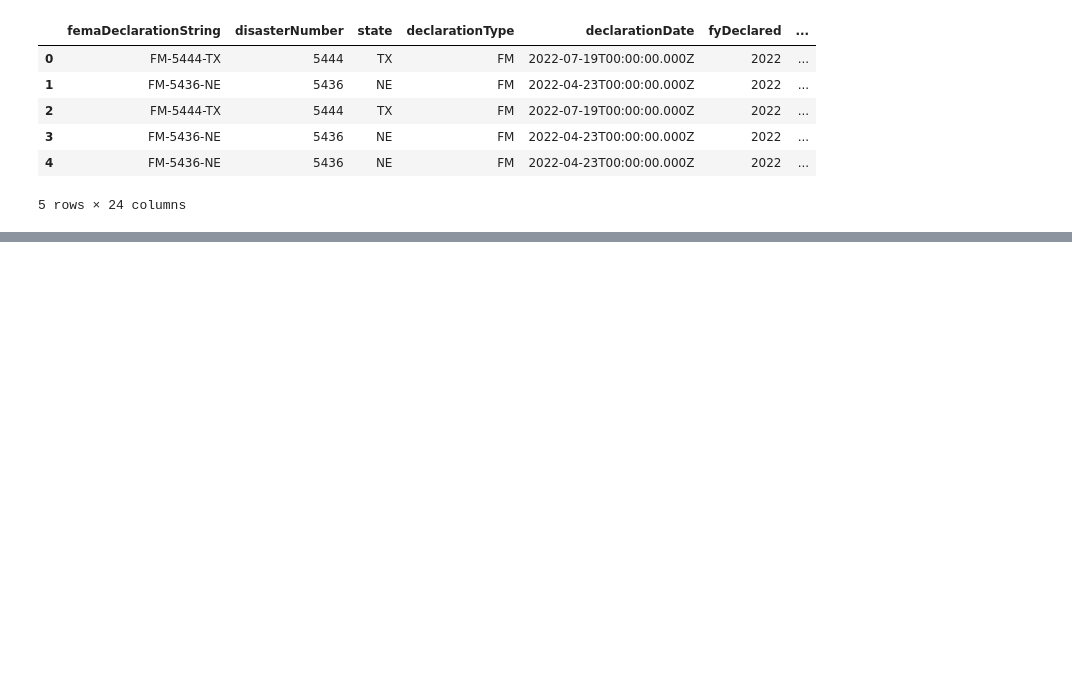
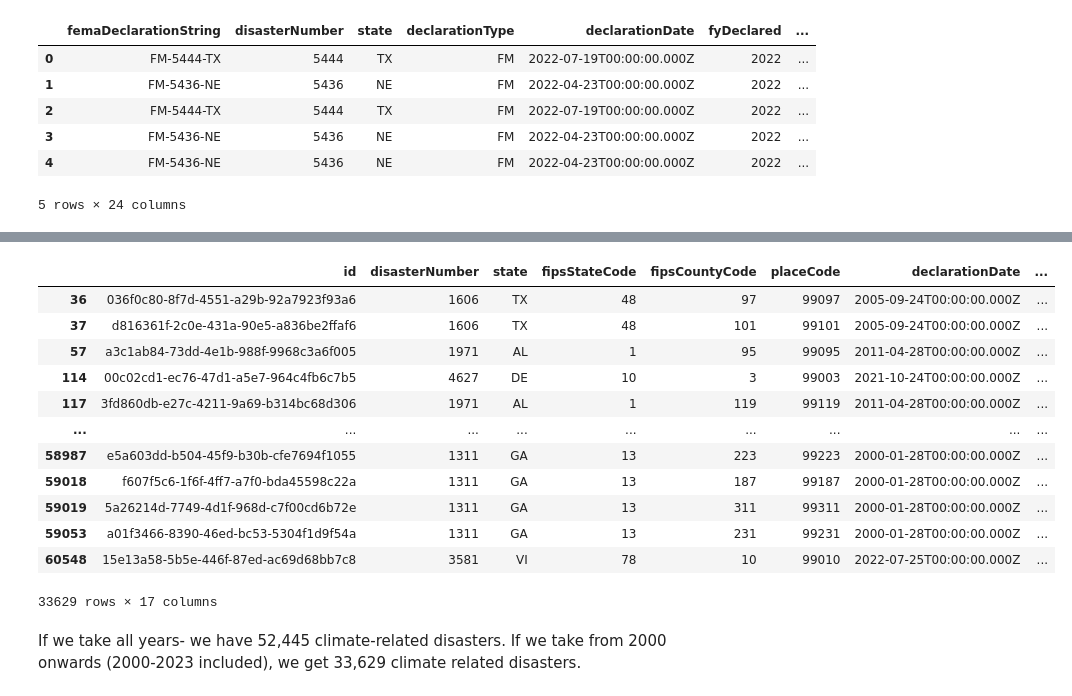
Before and after one commit to uchicago-mscapp-projects/snow-lm, a Jupyter notebook: climate_data.ipynb, the cells around one changed output, grey strips where cells are left out. Saved outputs shown, nothing was run; the diff lists cells and outputs as text; code cells hidden in the pictures; blank space fills up the shorter version.

```diff
--- a/climate_data.ipynb
+++ b/climate_data.ipynb
@@ -16,0 +65,4 @@ disasters.head()
+# %%
+climate_disasters.dtypes
+climate_disasters["incidentBeginDate"] = pd.to_datetime(climate_disasters["incidentBeginDate"])
+climate_disasters['Year'] = climate_disasters['incidentBeginDate'].dt.strftime('%Y')
@@ -16,0 +101,20 @@ disasters.head()
+# %%
+climate_last_23 = climate_disasters.loc[(climate_disasters['Year'] >= '2000')
+                     & (climate_disasters['Year'] <= '2023')]
+climate_last_23
+# %% [output]
+|  | id | disasterNumber | state | fipsStateCode | fipsCountyCode | placeCode | declarationDate | ... |
+| 36 | 036f0c80-8f7d-4551-a29b-92a7923f93a6 | 1606 | TX | 48 | 97 | 99097 | 2005-09-24T00:00:00.000Z | ... |
+| 37 | d816361f-2c0e-431a-90e5-a836be2ffaf6 | 1606 | TX | 48 | 101 | 99101 | 2005-09-24T00:00:00.000Z | ... |
+| 57 | a3c1ab84-73dd-4e1b-988f-9968c3a6f005 | 1971 | AL | 1 | 95 | 99095 | 2011-04-28T00:00:00.000Z | ... |
+| 114 | 00c02cd1-ec76-47d1-a5e7-964c4fb6c7b5 | 4627 | DE | 10 | 3 | 99003 | 2021-10-24T00:00:00.000Z | ... |
+| 117 | 3fd860db-e27c-4211-9a69-b314bc68d306 | 1971 | AL | 1 | 119 | 99119 | 2011-04-28T00:00:00.000Z | ... |
+| ... | ... | ... | ... | ... | ... | ... | ... | ... |
+| 58987 | e5a603dd-b504-45f9-b30b-cfe7694f1055 | 1311 | GA | 13 | 223 | 99223 | 2000-01-28T00:00:00.000Z | ... |
+| 59018 | f607f5c6-1f6f-4ff7-a7f0-bda45598c22a | 1311 | GA | 13 | 187 | 99187 | 2000-01-28T00:00:00.000Z | ... |
+| 59019 | 5a26214d-7749-4d1f-968d-c7f00cd6b72e | 1311 | GA | 13 | 311 | 99311 | 2000-01-28T00:00:00.000Z | ... |
+| 59053 | a01f3466-8390-46ed-bc53-5304f1d9f54a | 1311 | GA | 13 | 231 | 99231 | 2000-01-28T00:00:00.000Z | ... |
+| 60548 | 15e13a58-5b5e-446f-87ed-ac69d68bb7c8 | 3581 | VI | 78 | 10 | 99010 | 2022-07-25T00:00:00.000Z | ... |
+33629 rows × 17 columns
+# %% [markdown]
+If we take all years- we have 52,445 climate-related disasters. If we take from 2000 onwards (2000-2023 included), we get 33,629 climate related disasters.
```
Also changed, not shown: parts of 10 cells of this notebook.
